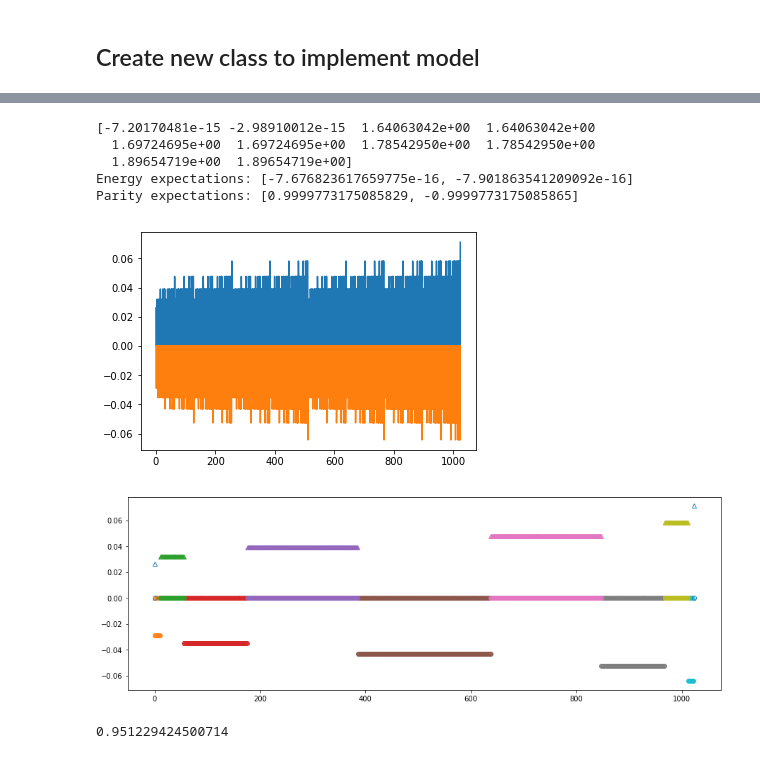
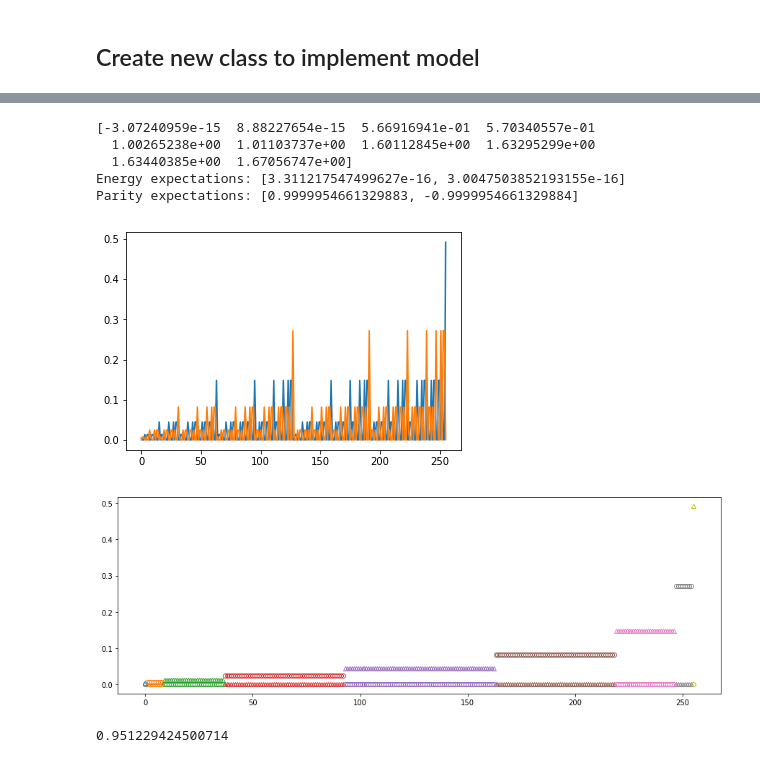
Before and after one commit to nmoran/pf_resonances, a Jupyter notebook: Notebooks/PEModels.ipynb, the cells around one changed output, grey strips where cells are left out. Saved outputs shown, nothing was run; the diff lists cells and outputs as text; code cells hidden in the pictures.

```diff
--- a/Notebooks/PEModels.ipynb
+++ b/Notebooks/PEModels.ipynb
@@ -224,8 +228,8 @@ class ParitySpinHalf(MPO):
 import parafermions as pf
 import numpy as np
 
-N = 10
-l = 0.2
+N = 8
+l = 1.2
 pe = PeschelEmerySpinHalf(N, l, dtype=np.dtype('float64'))
 d, v = pe.Diagonalise(k=100)
 print(d[:10])
@@ -234,40 +238,40 @@ P = ParitySpinHalf(N, dtype=np.dtype('float64'))
 w = pf.diagonalise(v[:,:2], P)
 w.shape
 
 print('Energy expectations: ' + str([pe.expectation(w[:, x]) for x in range(w.shape[1])]))
 print('Parity expectations: ' + str([P.expectation(w[:, x]) for x in range(w.shape[1])]))
 
 plt.plot(w)
 
 def str_conf(idx, N):
     x = np.base_repr(idx)
     return '0'*(N-len(x)) + x
 
 def up_count(idx):
     return len([x for x in np.base_repr(idx) if x == '1'])
 
 import seaborn as sns
 colors = sns.color_palette(n_colors=N+1)
 
 
 plt.figure(figsize=(15,5))
 i = 0
 sorted_tuples = sorted([[up_count(x), w[x, i]] for x in range(w.shape[0])], key=lambda x: x[0])
 for j, t in enumerate(sorted_tuples):
     plt.plot(j, t[1], '^', color=colors[t[0]], fillstyle='none')
 
 i = 1
 sorted_tuples = sorted([[up_count(x), w[x, i]] for x in range(w.shape[0])], key=lambda x: x[0])
 for j, t in enumerate(sorted_tuples):
     plt.plot(j, t[1], 'o', color=colors[t[0]], fillstyle='none')
 # %% [output]
-[-7.20170481e-15 -2.98910012e-15  1.64063042e+00  1.64063042e+00
-  1.69724695e+00  1.69724695e+00  1.78542950e+00  1.78542950e+00
-  1.89654719e+00  1.89654719e+00]
-Energy expectations: [-7.676823617659775e-16, -7.901863541209092e-16]
-Parity expectations: [0.9999773175085829, -0.9999773175085865]
+[-3.07240959e-15  8.88227654e-15  5.66916941e-01  5.70340557e-01
+  1.00265238e+00  1.01103737e+00  1.60112845e+00  1.63295299e+00
+  1.63440385e+00  1.67056747e+00]
+Energy expectations: [3.311217547499627e-16, 3.0047503852193155e-16]
+Parity expectations: [0.9999954661329883, -0.9999954661329884]
-[figure, old version]
+[figure, new version]
-[figure, old version]
+[figure, new version]
 # %%
 np.exp(-0.05)
 # %% [output]
```
Also changed, not shown: parts of 1 cell of this notebook, 3 other files.
